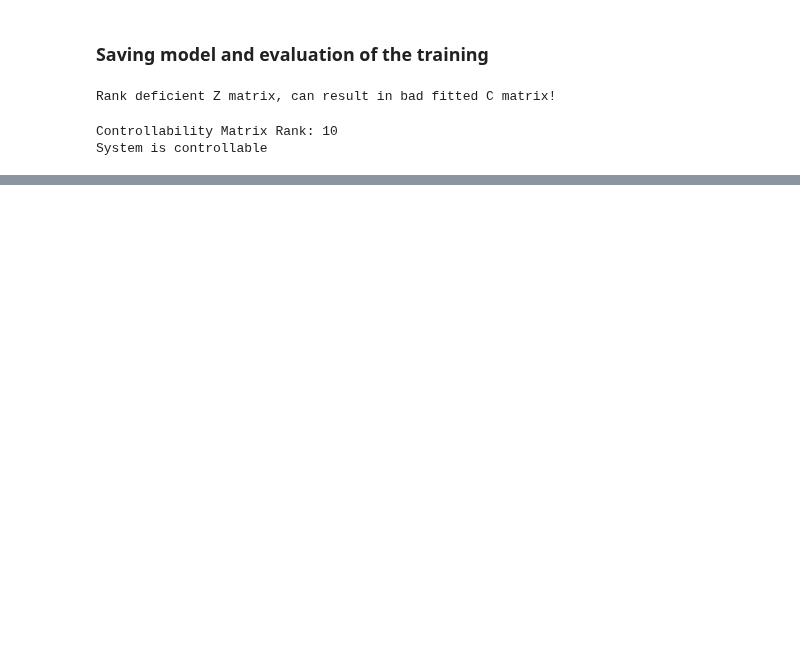
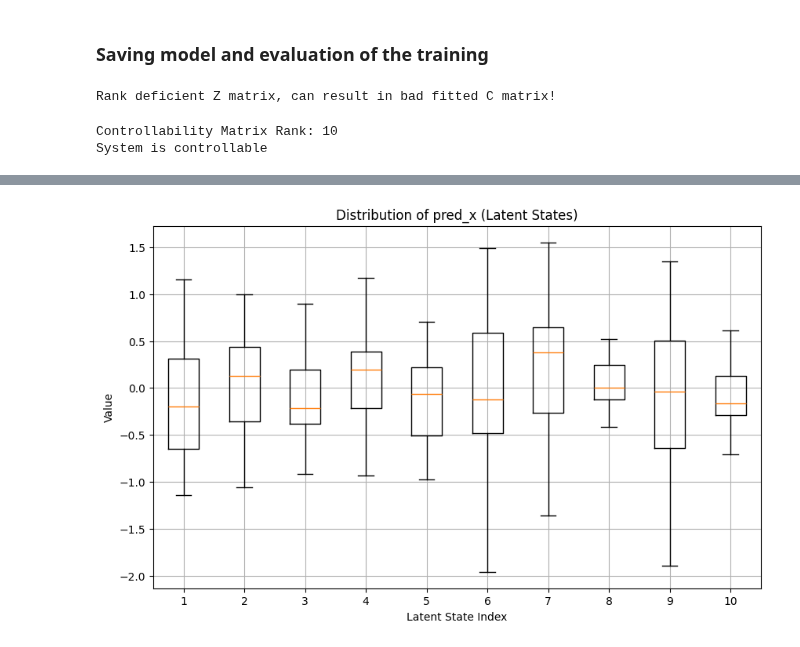
Before and after one commit to PatrikValabek/offset-free-koopman-mpc, a Jupyter notebook: identification/example_training.ipynb, the cells around one changed output, grey strips where cells are left out. Cells and saved outputs as stored; diff of their text form; code cells hidden in the pictures; blank space fills up the shorter version.

```diff
--- a/identification/example_training.ipynb
+++ b/identification/example_training.ipynb
@@ -421,0 +546,10 @@ plt.show()
+# %%
+plt.figure(figsize=(10, 6))
+plt.boxplot(pred_x.T)
+plt.title('Distribution of pred_x (Latent States)')
+plt.xlabel('Latent State Index')
+plt.ylabel('Value')
+plt.grid(True)
+plt.show()
+# %% [output]
+[figure, added]
```
Also changed, not shown: parts of 13 cells of this notebook, 14 other files.
